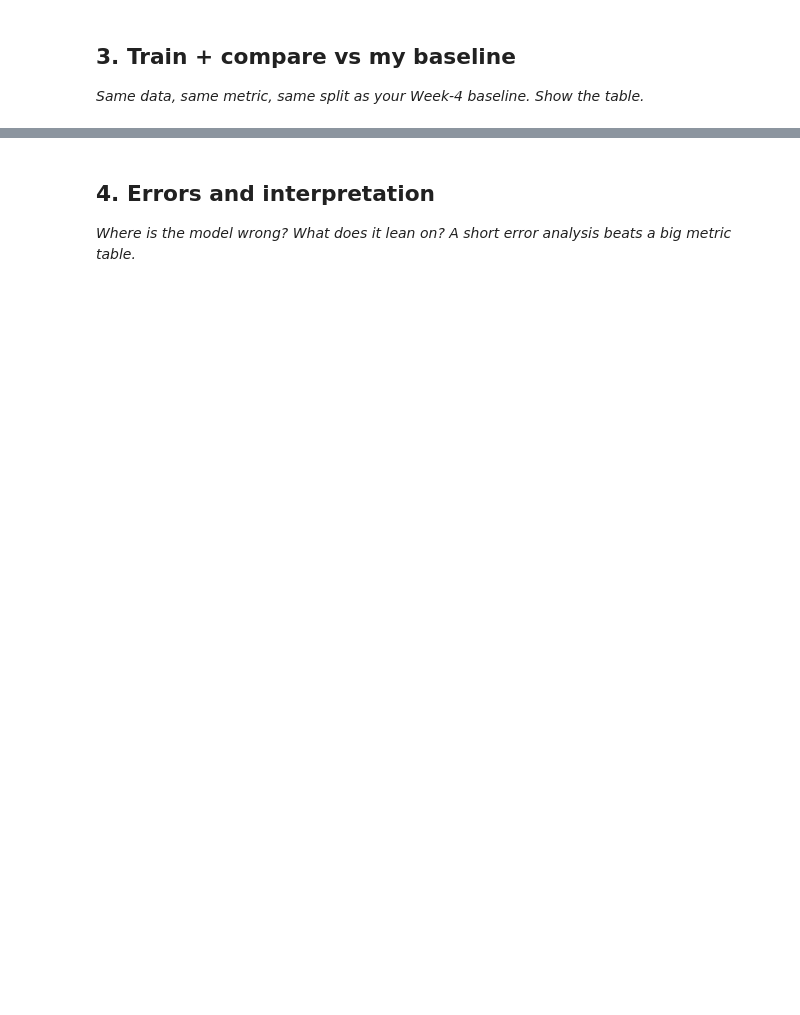
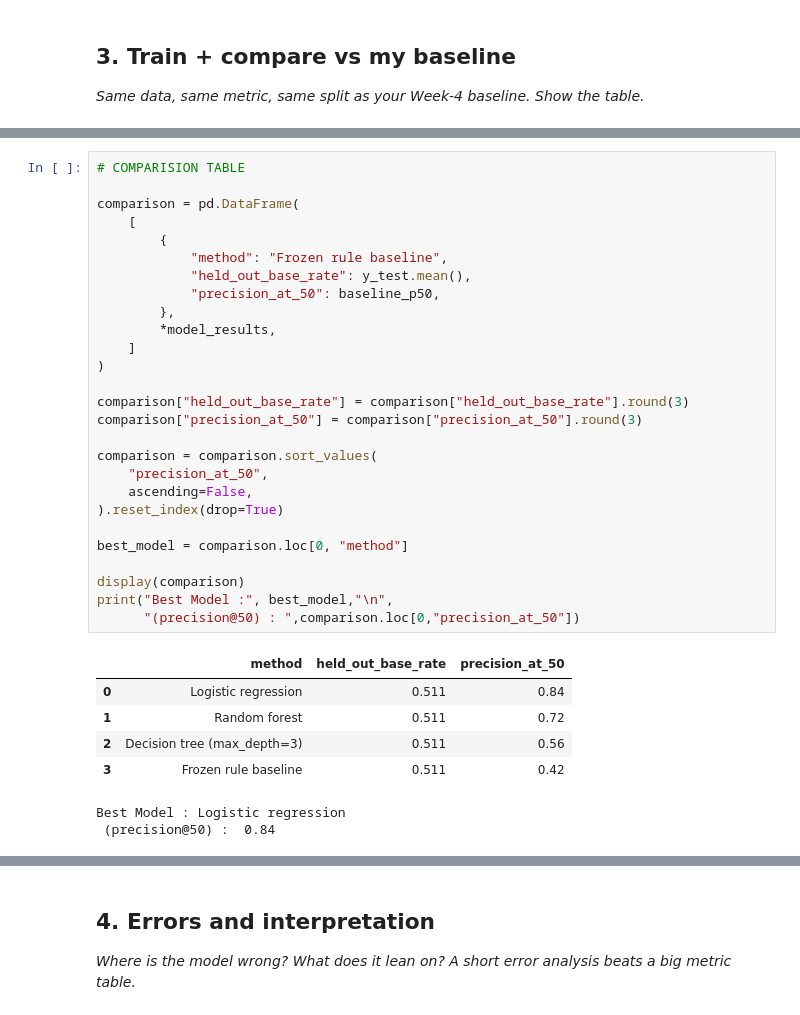
Before and after one commit to rudrabansal10/FlyRank_Internship, a Jupyter notebook: work/notebooks/w05_model.ipynb, the cells around one changed output, grey strips where cells are left out. Cells and saved outputs as stored; diff of their text form; blank space fills up the shorter version.

```diff
--- a/work/notebooks/w05_model.ipynb
+++ b/work/notebooks/w05_model.ipynb
@@ -20,0 +289,35 @@ This skeleton is yours to fill. Work the sections **in order** — each one has
+# %%
+# COMPARISION TABLE
+
+comparison = pd.DataFrame(
+    [
+        {
+            "method": "Frozen rule baseline",
+            "held_out_base_rate": y_test.mean(),
+            "precision_at_50": baseline_p50,
+        },
+        *model_results,
+    ]
+)
+
+comparison["held_out_base_rate"] = comparison["held_out_base_rate"].round(3)
+comparison["precision_at_50"] = comparison["precision_at_50"].round(3)
+
+comparison = comparison.sort_values(
+    "precision_at_50",
+    ascending=False,
+).reset_index(drop=True)
+
+best_model = comparison.loc[0, "method"]
+
+display(comparison)
+print("Best Model :", best_model,"\n",
+      "(precision@50) : ",comparison.loc[0,"precision_at_50"])
+# %% [output]
+|  | method | held_out_base_rate | precision_at_50 |
+| 0 | Logistic regression | 0.511 | 0.84 |
+| 1 | Random forest | 0.511 | 0.72 |
+| 2 | Decision tree (max_depth=3) | 0.511 | 0.56 |
+| 3 | Frozen rule baseline | 0.511 | 0.42 |
+Best Model : Logistic regression
+ (precision@50) :  0.84
```
Also changed, not shown: parts of 13 cells of this notebook.
